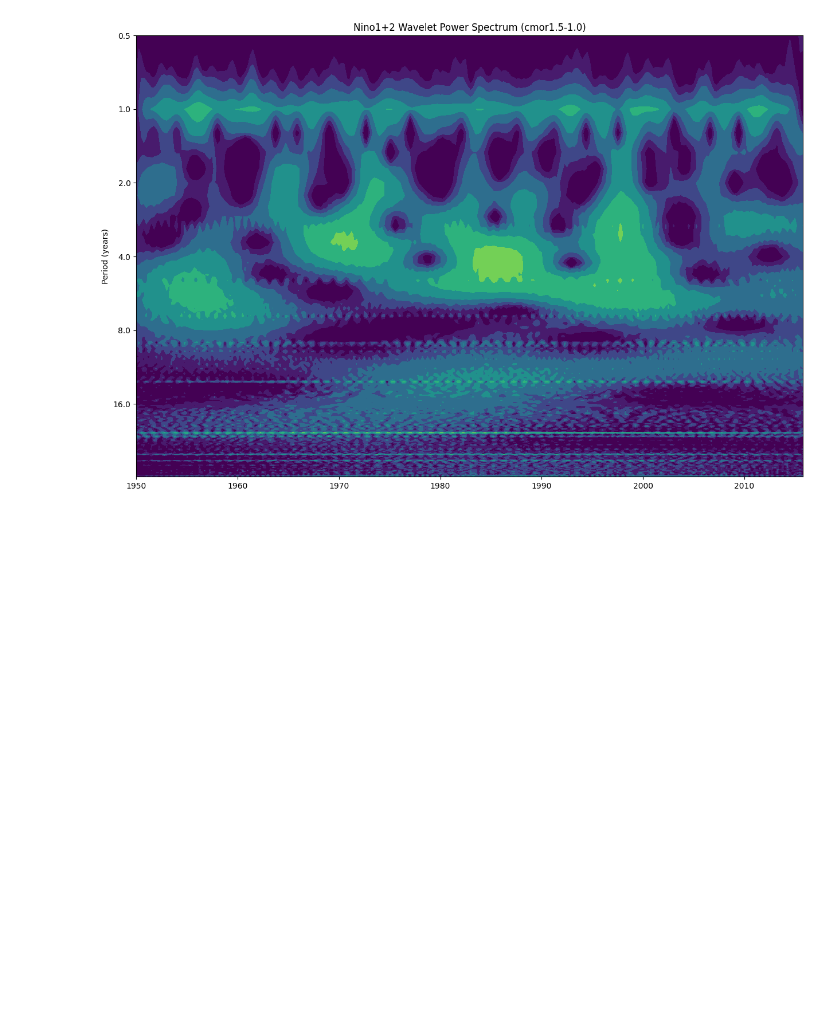
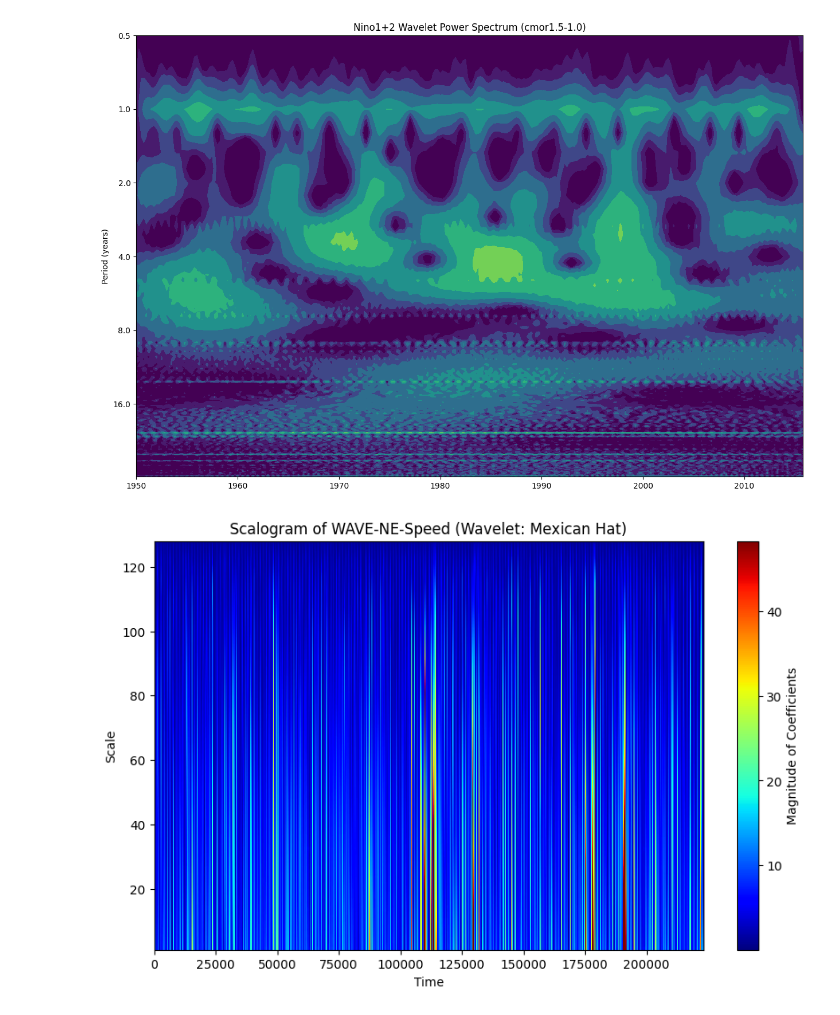
Before and after one commit to barkhamathur78/AI4CCEE_Fall_2024, a Jupyter notebook: Class4.ipynb, the cells around one changed output. Saved outputs shown, nothing was run; the diff lists cells and outputs as text; code cells hidden in the pictures; blank space fills up the shorter version.

```diff
--- a/Class4.ipynb
+++ b/Class4.ipynb
@@ -293,0 +300,23 @@ plt.show()
+# %%
+# Extract the WAVE-NE-Speed column for the analysis
+signal = df_cleaned['WAVE-NE-Speed'].values
+
+# Define scales (these control the resolution of the wavelet transform)
+scales = np.arange(1, 128)
+
+# Apply the CWT with the 'mexh' wavelet
+coefficients, frequencies = pywt.cwt(signal, scales, 'mexh')
+# %%
+plt.figure(figsize=(10, 6))
+
+# Create a heatmap of the wavelet coefficients
+plt.imshow(np.abs(coefficients), extent=[0, len(signal), 1, 128], cmap='jet', aspect='auto',
+           vmax=np.percentile(np.abs(coefficients), 99))  # Adjust the color scale for visibility
+
+plt.colorbar(label='Magnitude of Coefficients')
+plt.title('Scalogram of WAVE-NE-Speed (Wavelet: Mexican Hat)')
+plt.xlabel('Time')
+plt.ylabel('Scale')
+plt.show()
+# %% [output]
+[figure, added]
```
Also changed, not shown: parts of 9 cells of this notebook.
